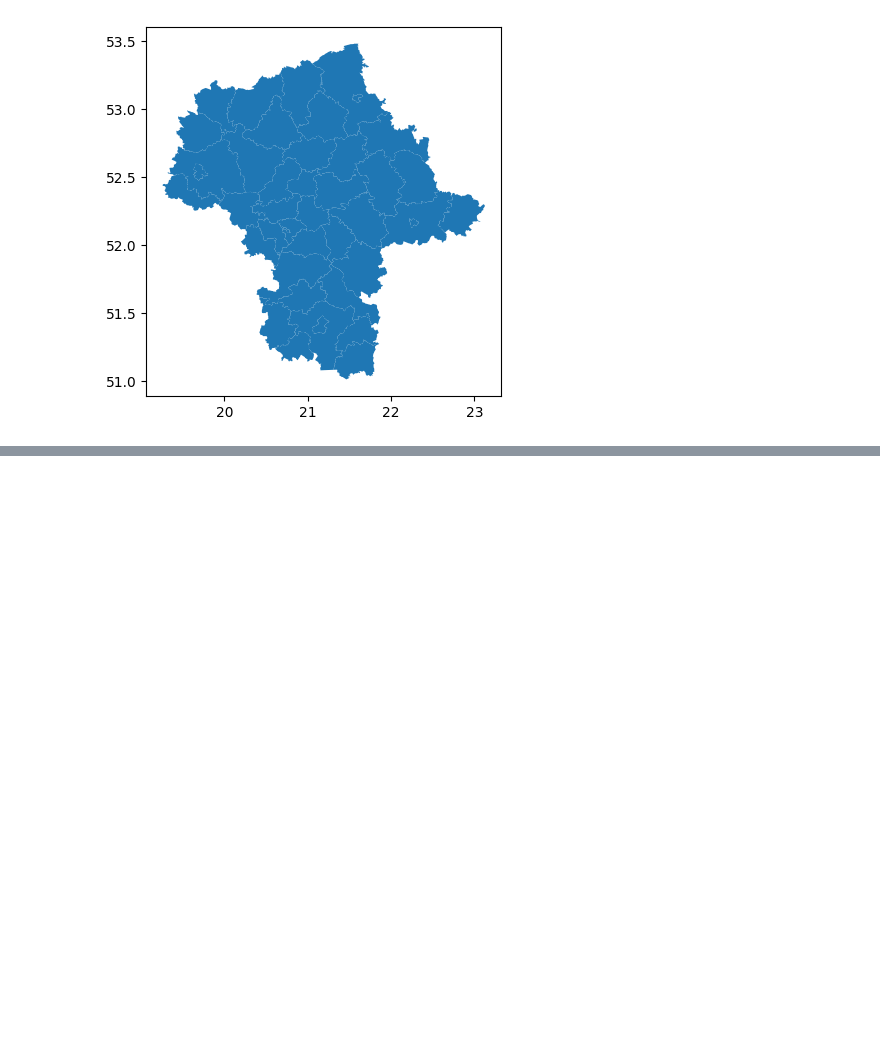
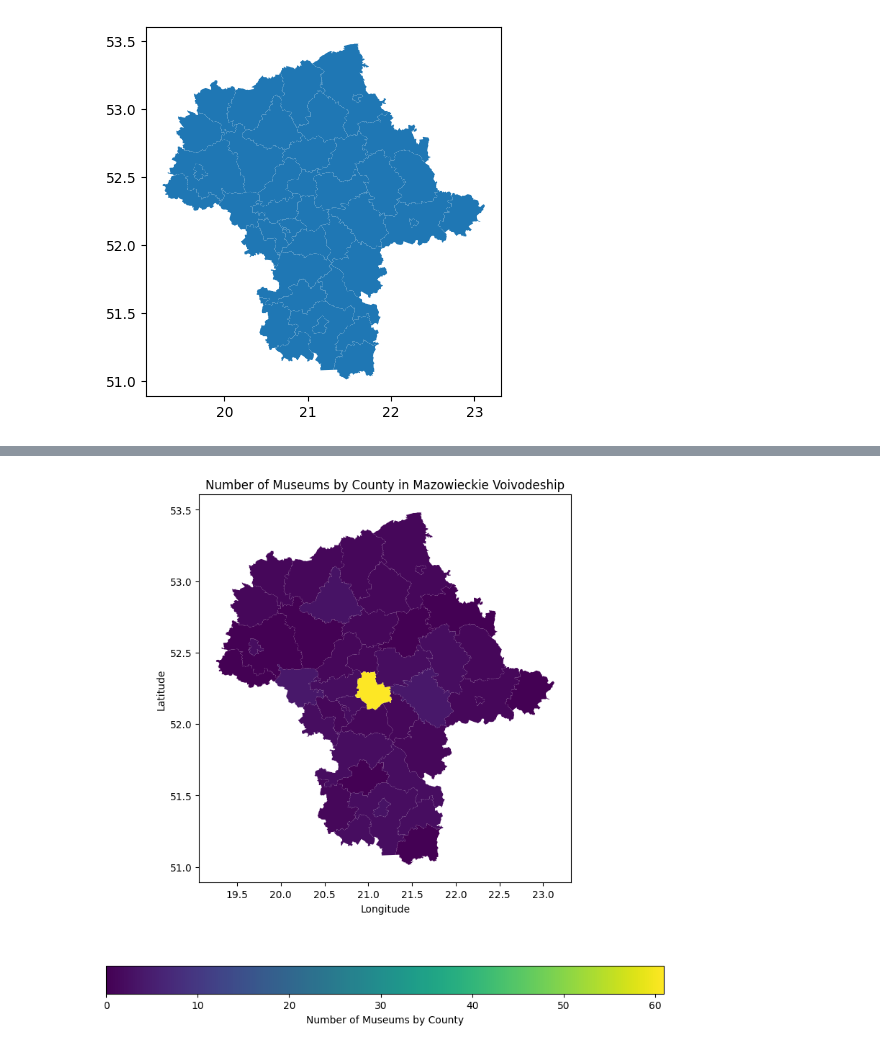
Before and after one commit to fszymanski13/master_thesis, a Jupyter notebook: notebooks/data_prep.ipynb, the cells around one changed output, grey strips where cells are left out. Saved outputs shown, nothing was run; the diff lists cells and outputs as text; code cells hidden in the pictures; blank space fills up the shorter version.

Commit message:
county data rev & mapping

```diff
--- a/notebooks/data_prep.ipynb
+++ b/notebooks/data_prep.ipynb
@@ -74,0 +102,5 @@ with open('../data/powiaty_maz.pickle', 'wb') as file:
+# %%
+county_data = pd.read_excel('../data/_countydata.xlsx', header=1)
+county_data = county_data.drop(columns = 'Code')
+county_data = county_data.drop(columns = 'POWIAT')
+county_data
@@ -74,0 +125,9 @@ with open('../data/powiaty_maz.pickle', 'wb') as file:
+# %%
+# Merge the DataFrames on the county names
+merged_data = pd.merge(powiaty_maz, county_data, left_on='JPT_NAZWA_', right_on='Name', how='left')
+
+# Ensure the resulting DataFrame only contains data for counties in powiaty_maz
+filtered_data = merged_data[merged_data['JPT_NAZWA_'].notnull()]
+
+# Display the first few rows of the filtered DataFrame
+filtered_data.head()
@@ -74,0 +141,16 @@ with open('../data/powiaty_maz.pickle', 'wb') as file:
+# %%
+# Plot the county polygons
+fig, ax = plt.subplots(1, 1, figsize=(10, 10))
+merged_data.plot(column='museums', ax=ax, legend=True,
+                legend_kwds={'label': "Number of Museums by County",
+                             'orientation': "horizontal"})
+
+# Optionally, you can add titles and labels
+ax.set_title('Number of Museums by County in Mazowieckie Voivodeship')
+ax.set_xlabel('Longitude')
+ax.set_ylabel('Latitude')
+
+# Show the plot
+plt.show()
+# %% [output]
+[figure, added]
```
Also changed, not shown: parts of 7 cells of this notebook, 1 other file.
